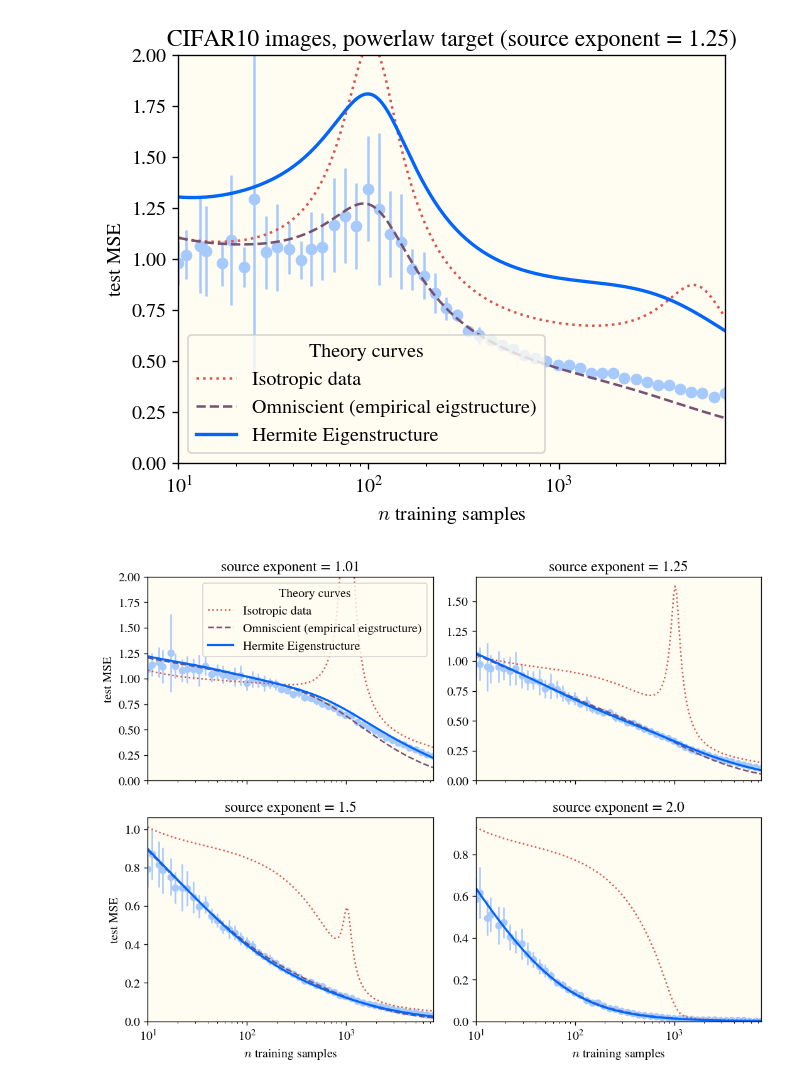
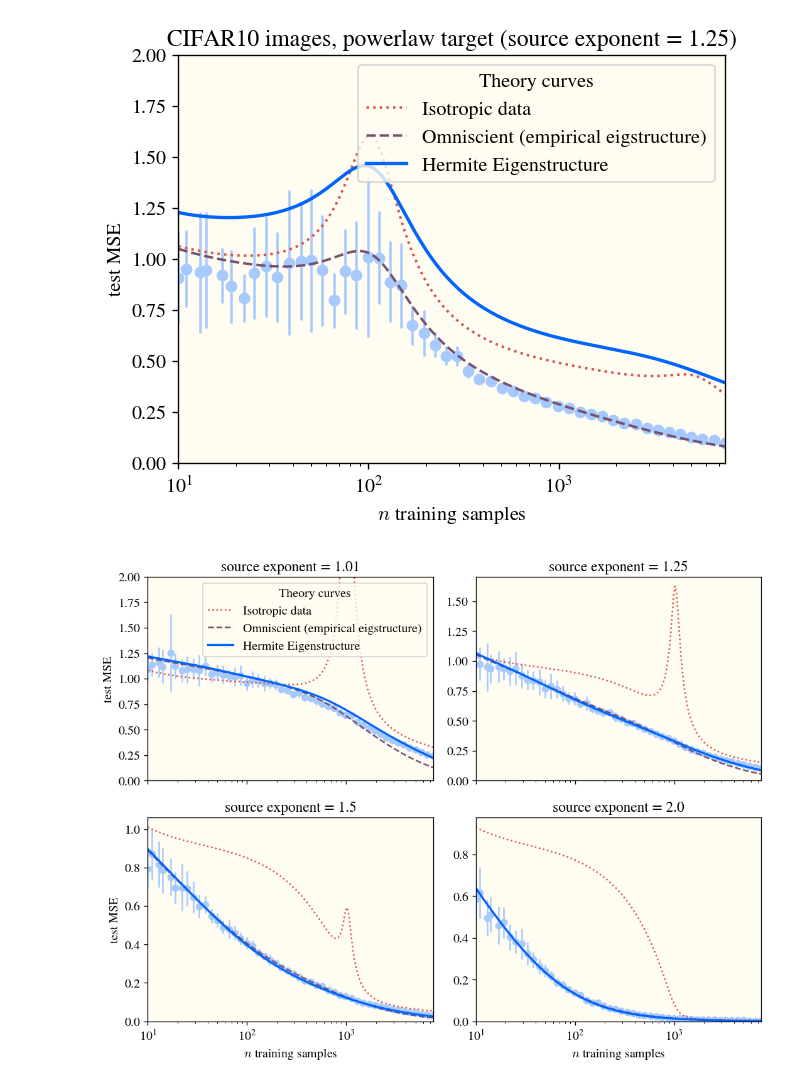
Before and after one commit to james-simon/feature_recombination, a Jupyter notebook: notebooks/eigenlearning.ipynb, the cells around one changed output. Drawn from its saved outputs; the diff is of its cells as text; code cells hidden in the pictures.

Commit message:
target recovery expts, update other expts

```diff
--- a/notebooks/eigenlearning.ipynb
+++ b/notebooks/eigenlearning.ipynb
@@ -48,7 +48,7 @@ hypers = Hyperparams(
     data_dim = 100,
     data_eigval_exp = 1.4,
     # If using natural image data, set these
-    zca_strength = 5e-3,
+    zca_strength = 0,
 )
 # %%
 # SETUP FILE MANAGEMENT
@@ -111,7 +100,8 @@ def get_mse_stats(ntrain, ridge, target):
 # %%
 emp_coeffs, hehe_coeffs = calc_coeffs(ystar, H, emp_eigvecs, ridge=6e-2)
-mse_stats = np.array([[get_mse_stats(n, ridges[0], target)] for n in ntrains]).squeeze()
-mse_mean, mse_std = mse_stats[:, 0], mse_stats[:, 1]
+yhat = et_yhat[:, :, ridges[0], target].squeeze()
+mse = ((yhat - ystar[-ntest:])**2).mean(axis=-1)
+lrn_curve_emp, lrn_curve_emp_std = mse.mean(axis=0), mse.std(axis=0)
 
 ntrains_dense = np.logspace(np.log10(ntrains[0]), np.log10(ntrains[-1]), 200)
 el_emp = lambda n: eigenlearning(n, emp_eigvals, emp_coeffs, ridge=ridges[0])
@@ -123,25 +113,25 @@ mse_el_iso = np.array([el_iso(n)["test_mse"] for n in ntrains_dense])
 # %%
 fig, ax = plt.subplots(figsize=(5.5, 4.5))
 colors = ['xkcd:bright blue', 'xkcd:aubergine', 'xkcd:pale red']
-ax.errorbar(ntrains, mse_mean, yerr=mse_std, color=lighten(colors[0], 0.65),
+ax.errorbar(ntrains, lrn_curve_emp, yerr=lrn_curve_emp_std, color=lighten(colors[0], 0.65),
             ls='none', marker='o', zorder=-4)
 ax.plot(ntrains_dense, mse_el_iso, color=colors[2], ls=":", label="Isotropic data")
 ax.plot(ntrains_dense, mse_el_emp, color=lighten(colors[1], .3), ls="--", label="Omniscient (empirical eigstructure)")
 ax.plot(ntrains_dense, mse_el_hehe, color=colors[0], lw=2, label="Hermite Eigenstructure")
 
 ax.set_title(f"CIFAR10 images, powerlaw target (source exponent = {target})",
              fontsize=14)
 ax.set_xlabel(f"$n$ training samples")
 ax.set_ylabel("test MSE")
 ax.set_xlim(ntrains[0], ntrains[-1])
 ax.set_ylim(0, 2)
 
 ax.set_xscale("log")
 ax.legend(title="Theory curves")
 plt.tight_layout()
 plt.show()
 # %% [output]
-[figure, old version]
+[figure, new version]
 # %%
 fig, axes = plt.subplots(2, 2, figsize=(9, 7), sharex=True)
 colors = ['xkcd:bright blue', 'xkcd:aubergine', 'xkcd:pale red']
```
Also changed, not shown: parts of 1 cell of this notebook, 3 other files.
